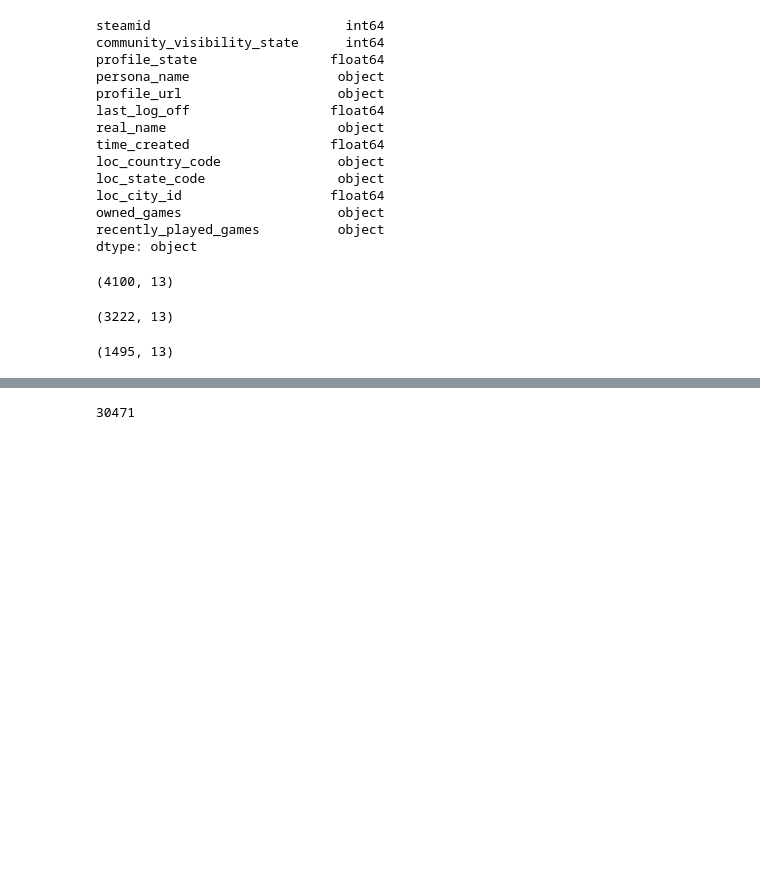
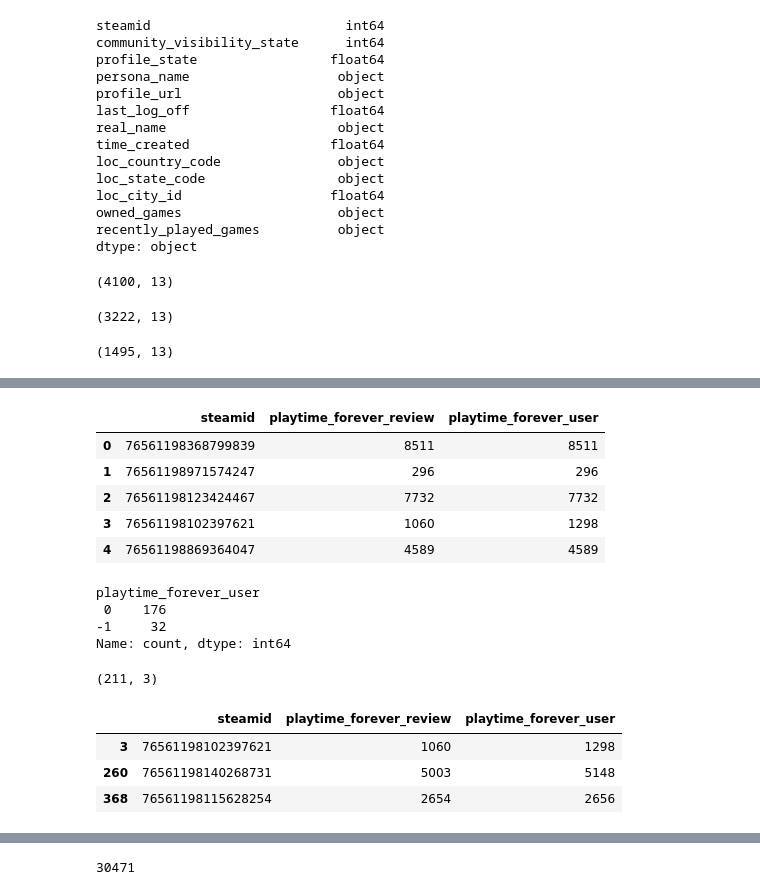
Before and after one commit to nazhifkojaz/eiyuden_review, a Jupyter notebook: data_collection.ipynb, the cells around one changed output, grey strips where cells are left out. Saved outputs shown, nothing was run; the diff lists cells and outputs as text; code cells hidden in the pictures; blank space fills up the shorter version.

```diff
--- a/data_collection.ipynb
+++ b/data_collection.ipynb
@@ -38,5 +38,5 @@ steam_api_key = os.getenv("STEAM_API_KEY")
 # %%
 collector = Collector(steam_api_key=steam_api_key)
 # %%
-eiyuden_appid = "1658280"
+eiyuden_appid = 1658280
 # %% [markdown]
@@ -213,0 +258,5 @@ public_user_has_games.head()
+# %%
+# table of steamid and ECHH playtime_forever from review data
+playtime_forever_review = reviews[['author_steamid', 'author_playtime_forever']]
+playtime_forever_review.columns = ['steamid', 'playtime_forever']
+playtime_forever_review.head(5)
@@ -213,0 +270,18 @@ public_user_has_games.head()
+# %%
+def cal_playtime_forever_user(df):
+    rows = []
+    for _, row in df.iterrows():
+        steamid = row.get("steamid")
+        owned = row.get("owned_games")
+
+        games = owned.get("games", []) if isinstance(owned, dict) else []
+        playtime = next(
+            (g.get("playtime_forever", 0) for g in games if g.get("appid") == eiyuden_appid),
+            -1
+        )
+
+        rows.append({"steamid": steamid, "playtime_forever": playtime})
+    return pd.DataFrame(rows)
+
+playtime_forever_user = cal_playtime_forever_user(public_user_has_games)
+playtime_forever_user.head(5)
@@ -213,0 +304,18 @@ public_user_has_games.head()
+# %%
+# merge the two dataframes on steamid
+merged_playtime = pd.merge(
+    playtime_forever_review,
+    playtime_forever_user,
+    on="steamid",
+    how="right", # only consider public users that we have data for
+    suffixes=('_review', '_user')
+)
+# %%
+merged_playtime.head(5)
+# %% [output]
+|  | steamid | playtime_forever_review | playtime_forever_user |
+| 0 | 76561198368799839 | 8511 | 8511 |
+| 1 | 76561198971574247 | 296 | 296 |
+| 2 | 76561198123424467 | 7732 | 7732 |
+| 3 | 76561198102397621 | 1060 | 1298 |
+| 4 | 76561198869364047 | 4589 | 4589 |
@@ -213,0 +325,21 @@ public_user_has_games.head()
+# %%
+# 0 means ECHH is present but playtime_forever is 0, and -1 means ECHH is missing from "owned_games"
+merged_playtime[missing_or_zero_mask]['playtime_forever_user'].value_counts()
+# %% [output]
+playtime_forever_user
+ 0    176
+-1     32
+Name: count, dtype: int64
+# %%
+# check the number of mismatch rows
+merged_playtime[mismatch_playtime_mask].shape
+# %% [output]
+(211, 3)
+# %%
+# mismatch but "playtime_forever_user" neither 0 or -1
+merged_playtime[mismatch_playtime_mask & ~missing_or_zero_mask]
+# %% [output]
+|  | steamid | playtime_forever_review | playtime_forever_user |
+| 3 | 76561198102397621 | 1060 | 1298 |
+| 260 | 76561198140268731 | 5003 | 5148 |
+| 368 | 76561198115628254 | 2654 | 2656 |
```
Also changed, not shown: parts of 38 cells of this notebook.
